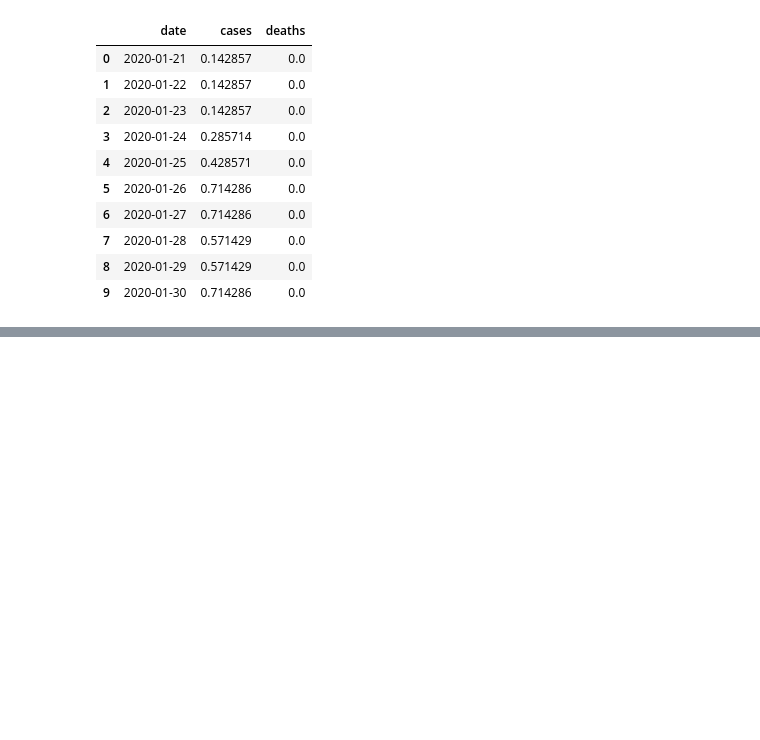
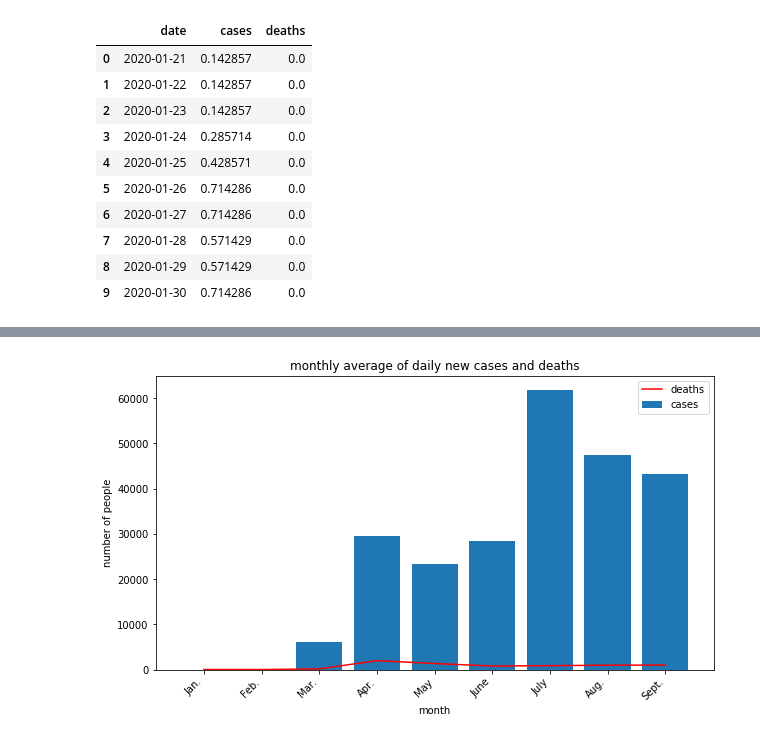
Before and after one commit to trainsn/CSE_5544, a Jupyter notebook: lab1/lab1_covid_analysis.ipynb, the cells around one changed output, grey strips where cells are left out. Drawn from its saved outputs; the diff is of its cells as text; code cells hidden in the pictures; blank space fills up the shorter version.

```diff
--- a/lab1/lab1_covid_analysis.ipynb
+++ b/lab1/lab1_covid_analysis.ipynb
@@ -164,0 +285,29 @@ plt.show()
+# %%
+fig = plt.figure(figsize = (10,6))
+plt.bar(average_month.month,
+         average_month.cases,
+         label = 'cases'
+        )
+plt.plot(average_month.month,
+        average_month.deaths,
+        linestyle = '-',
+        color='red',
+        label = 'deaths'
+        )
+
+ax = plt.gca()
+for label in ax.get_xticklabels():
+    label.set_visible(False)
+for label in ax.get_xticklabels()[::1]:
+    label.set_visible(True)
+
+plt.title('monthly average of daily new cases and deaths')
+plt.xlabel('month')
+plt.ylabel('number of people')
+
+fig.autofmt_xdate(rotation = 45)
+
+plt.legend()
+plt.show()
+# %% [output]
+[figure, added]
```
Also changed, not shown: parts of 13 cells of this notebook.
